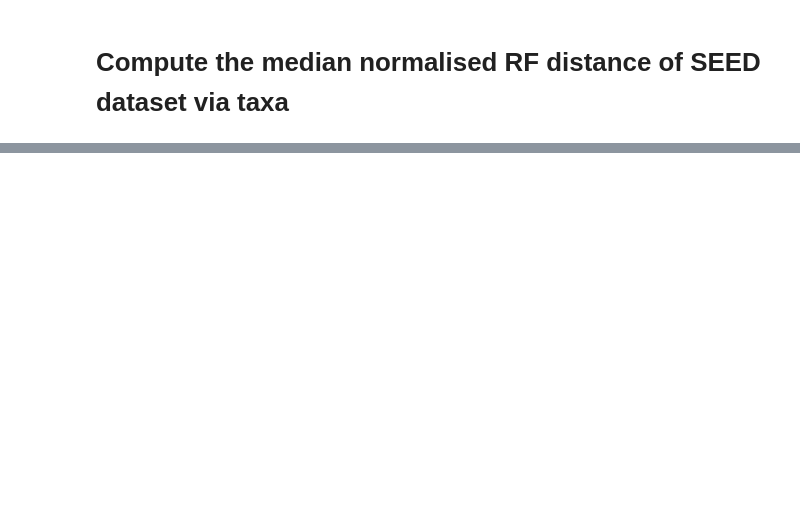
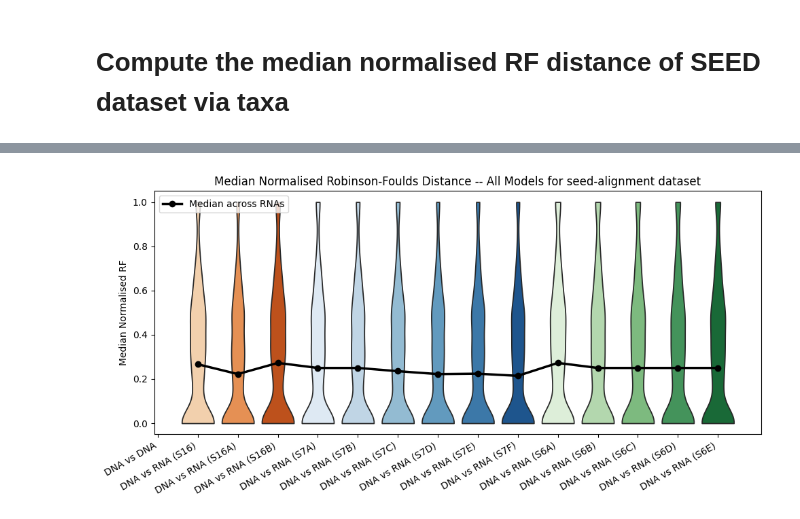
Before and after one commit to vannguyenh/RNAPhylo, a Jupyter notebook: scripts/analysis_scripts/RobinsonFould/RF_analysis_Normalisation_pVal/computePVal_SEED_UTest.ipynb, the cells around one changed output, grey strips where cells are left out. Cells and saved outputs as stored; diff of their text form; code cells hidden in the pictures; blank space fills up the shorter version.

```diff
--- a/scripts/analysis_scripts/RobinsonFould/RF_analysis_Normalisation_pVal/computePVal_SEED_UTest.ipynb
+++ b/scripts/analysis_scripts/RobinsonFould/RF_analysis_Normalisation_pVal/computePVal_SEED_UTest.ipynb
@@ -247,0 +354,88 @@ KeyError: 'OTHER_median_nRF'
+# %%
+import re
+import numpy as np
+import pandas as pd
+import seaborn as sns
+import matplotlib.pyplot as plt
+
+# --- 1) Build plotting frame without touching df_medians -----------------------
+# Baseline: only from DNA_extra, rename to "DNA vs DNA"
+base_mask = (seed_medians['Model'] == 'DNA_extra') & (seed_medians['Category'] == 'DNA vs extra DNA')
+df_base = (
+    seed_medians.loc[base_mask, ['RNA', 'Median nRF']].copy()
+               .assign(Group='DNA vs DNA')
+)
+
+# S-models: keep DNA vs RNA rows from all non-DNA_extra models
+df_models = seed_medians[
+    (seed_medians['Model'] != 'DNA_extra')
+    & (seed_medians['Category'].str.startswith('DNA vs RNA'))
+].copy()
+
+# Ensure the group label is "DNA vs RNA (MODEL)" (if not already)
+def ensure_group(row):
+    cat = str(row['Category'])
+    if '(' in cat and ')' in cat:
+        return cat
+    return f"DNA vs RNA ({row['Model']})"
+
+df_models['Group'] = df_models.apply(ensure_group, axis=1)
+
+# Combine for plotting
+df_plot = pd.concat(
+    [df_base[['RNA','Group','Median nRF']], df_models[['RNA','Group','Median nRF']]],
+    ignore_index=True
+).dropna(subset=['Median nRF'])
+
+# --- 2) Order groups: baseline → S16* → S7* → S6* ------------------------------
+all_groups = sorted(df_plot['Group'].unique())
+
+def pick(prefix):
+    return sorted([g for g in all_groups if re.search(rf'\({prefix}', g)],
+                  key=lambda g: re.search(r'\(([^)]+)\)', g).group(1))
+
+order = ['DNA vs DNA']
+order += pick('S16') + pick('S7') + pick('S6')
+
+# --- 3) Colors -----------------------------------------------------------------
+palette = {'DNA vs DNA': '#d3d3d3'}  # light gray baseline
+
+def shade(groups, cmap):
+    if not groups: return {}
+    cols = sns.color_palette(cmap, len(groups))
+    return {g: cols[i] for i, g in enumerate(groups)}
+
+palette |= shade([g for g in order if '(S16' in g], 'Oranges')
+palette |= shade([g for g in order if '(S7'  in g], 'Blues')
+palette |= shade([g for g in order if '(S6'  in g], 'Greens')
+
+# --- 4) Plot with median trend line ---------------------------------------------------
+plt.figure(figsize=(max(10, 0.6*len(order)), 5))
+sns.violinplot(
+    data=df_plot[df_plot['Group'].isin(order)],
+    x='Group', y='Median nRF',
+    order=order, palette=palette,
+    cut=0,           # cut only at the bottom (no extension below 0)
+    inner=None
+)
+
+# Add median trend line across groups
+xpos = np.arange(len(order))
+medians = [df_plot[df_plot['Group'] == g]['Median nRF'].median() for g in order]
+plt.plot(xpos, medians, color='black', linewidth=2.5, marker='o', markersize=6,
+         label='Median across RNAs', zorder=10)
+
+plt.xticks(rotation=30, ha='right')
+plt.ylabel('Median Normalised RF')
+plt.xlabel('')
+plt.title('Median Normalised Robinson-Foulds Distance -- All Models for seed-alignment dataset')
+plt.legend(loc='upper left', fontsize=10)
+plt.tight_layout()
+plt.show()
+
+# --- 5) Quick summaries (optional) ---------------------------------------------
+print('Group medians:')
+print(df_plot.groupby('Group')['Median nRF'].median().reindex(order).round(4))
+print('\nGroup means:')
+print(df_plot.groupby('Group')['Median nRF'].mean().reindex(order).round(4))
+# %% [output]
@@ -247,0 +445 @@ KeyError: 'OTHER_median_nRF'
+[figure, added]
```
Also changed, not shown: parts of 17 cells of this notebook, 5 other files.
